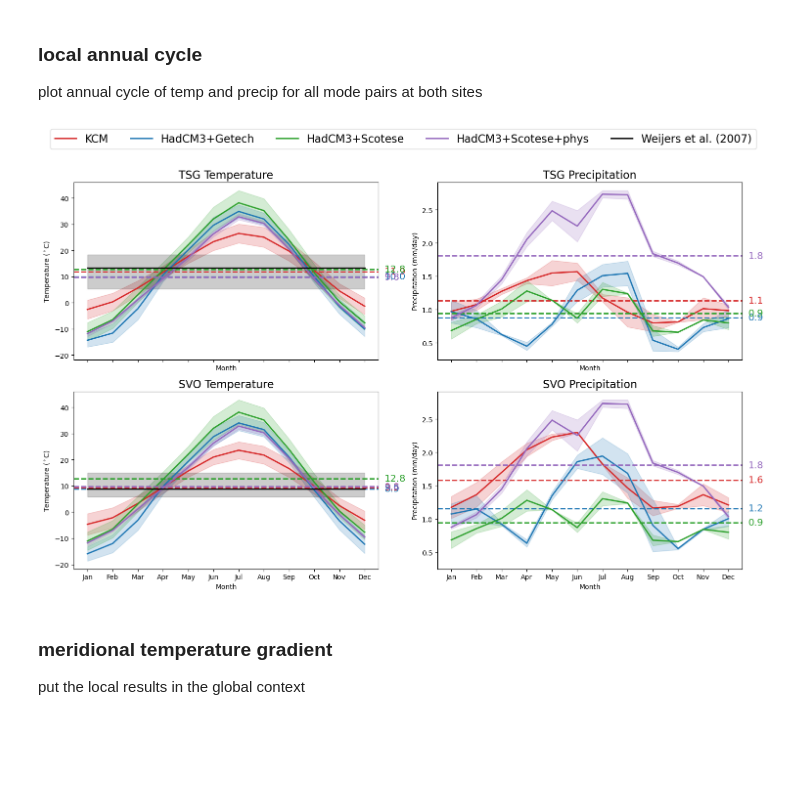
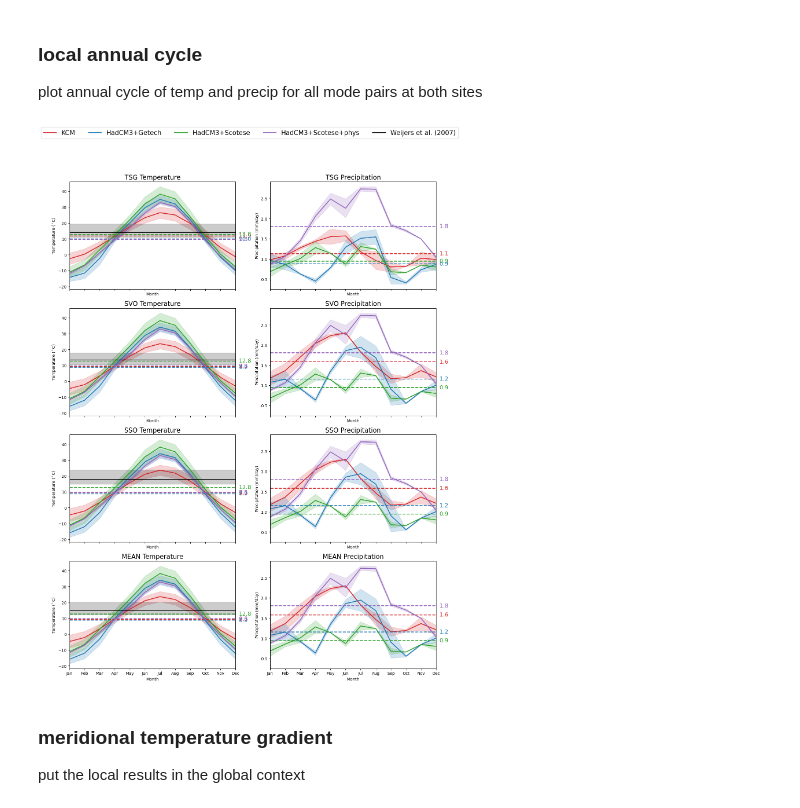
Before and after one commit to sebsteinig/early-cretaceous-lignites, a Jupyter notebook: notebooks/exploration/mongolia_temps_model_vs_data.ipynb, the cells around one changed output. Drawn from its saved outputs; the diff is of its cells as text; code cells hidden in the pictures; blank space fills up the shorter version.

```diff
--- a/notebooks/exploration/mongolia_temps_model_vs_data.ipynb
+++ b/notebooks/exploration/mongolia_temps_model_vs_data.ipynb
@@ -4,9 +4,9 @@ Comapre new lignite-based land surface temperature reconstructions (brGDGT) with
 # %% [markdown]
 ## User input
 # %%
-work_dir       = '/Users/wb19586/Documents/coding_github/early-cretaceous-lignites' # location of cloned repository
-data_dir       = work_dir + '/data' # location of data files
-fig_dir        = work_dir + '/figures' # location of figure files
+work_dir       = '/Users/ecm7027/Documents/coding_github/early-cretaceous-lignites' # location of cloned repository
+data_dir       = work_dir + '/data/v2' # location of data files
+fig_dir        = work_dir + '/figures/v2' # location of figure files
 
 save_figures   = True # flag whether to save figures to disk or not
 # %% [markdown]
@@ -578,8 +585,8 @@ colors = {
 
 # Plotting
 # sns.set_style("whitegrid")
-fig, axs = plt.subplots(2, 2, figsize=(15, 10), sharex=True, sharey='col')
-sites = ['TSG', 'SVO']
+fig, axs = plt.subplots(4, 2, figsize=(14, 20), sharex=True, sharey='col')
+sites = ['TSG', 'SVO', 'SSO', 'MEAN']
 variables = ['temperature', 'precipitation']
 
 # Helper function to plot proxy mean and range as shading
@@ -617,6 +624,7 @@ for i, site in enumerate(sites):
     for j, variable in enumerate(variables):
         ax = axs[i][j]
         ax.set_title(f'{site} {variable.capitalize()}', fontsize=16)
+        ax.set_xlim(0,11)
 
         for pair_name, (model1, model2) in model_pairs.items():
             # Filter the data for the site, variable, and model pair
@@ -624,37 +632,40 @@ for i, site in enumerate(sites):
             # Reshape data to have models as columns and months as rows
             site_data = site_data.set_index('model').loc[:, 'Jan':'Dec'].T
             # Plot the mean and shading
             plot_mean_and_shading(ax, site_data, variable, pair_name, colors[pair_name])
 
         # add recosnstruction
         if site == 'TSG' and variable == 'temperature':
-            plot_proxy_mean_and_shading(ax, [5.4,13.4,18.3], site_data, variable, 'Weijers et al. (2007)', 'black')
+            plot_proxy_mean_and_shading(ax, [11.0,14.0,19.4], site_data, variable, 'Weijers et al. (2007)', 'black')
         elif site == 'SVO' and variable == 'temperature':
-            plot_proxy_mean_and_shading(ax, [5.8,8.9,15.1], site_data, variable, 'Weijers et al. (2007)', 'black')
-
+            plot_proxy_mean_and_shading(ax, [10.6,13.5,17.8], site_data, variable, 'Weijers et al. (2007)', 'black')
+        elif site == 'SSO' and variable == 'temperature':
+            plot_proxy_mean_and_shading(ax, [14.9,18.0,23.8], site_data, variable, 'Weijers et al. (2007)', 'black')
+        elif site == 'MEAN' and variable == 'temperature':
+            plot_proxy_mean_and_shading(ax, [12.2,15.2,20.3], site_data, variable, 'Weijers et al. (2007)', 'black')
 # Set common labels and legend
 for i,ax in   enumerate(axs.flat):
     ax.set_xlabel('Month')
     if (i % 2) == 0:
         ax.set_ylabel('Temperature ($^\circ$C)')
     else:
         ax.set_ylabel('Precipitation (mm/day)')
 
 # Legend
 handles, labels = axs[0][0].get_legend_handles_labels()
 
 fig.legend(handles, labels, loc='upper center', ncol=len(model_pairs)+1, fontsize=16)
 
 plt.tight_layout(rect=[0, 0.03, 1, 0.92])
 
 #### save figure
 if save_figures:
      plt.savefig(fig_dir + '/T-P_annual_cycle.pdf', bbox_inches='tight')
 
 
 plt.show()
 # %% [output]
-[figure, old version]
+[figure, new version]
 # %% [markdown]
 ### meridional temperature gradient
 put the local results in the global context
```
Also changed, not shown: parts of 7 cells of this notebook, 42 other files.
